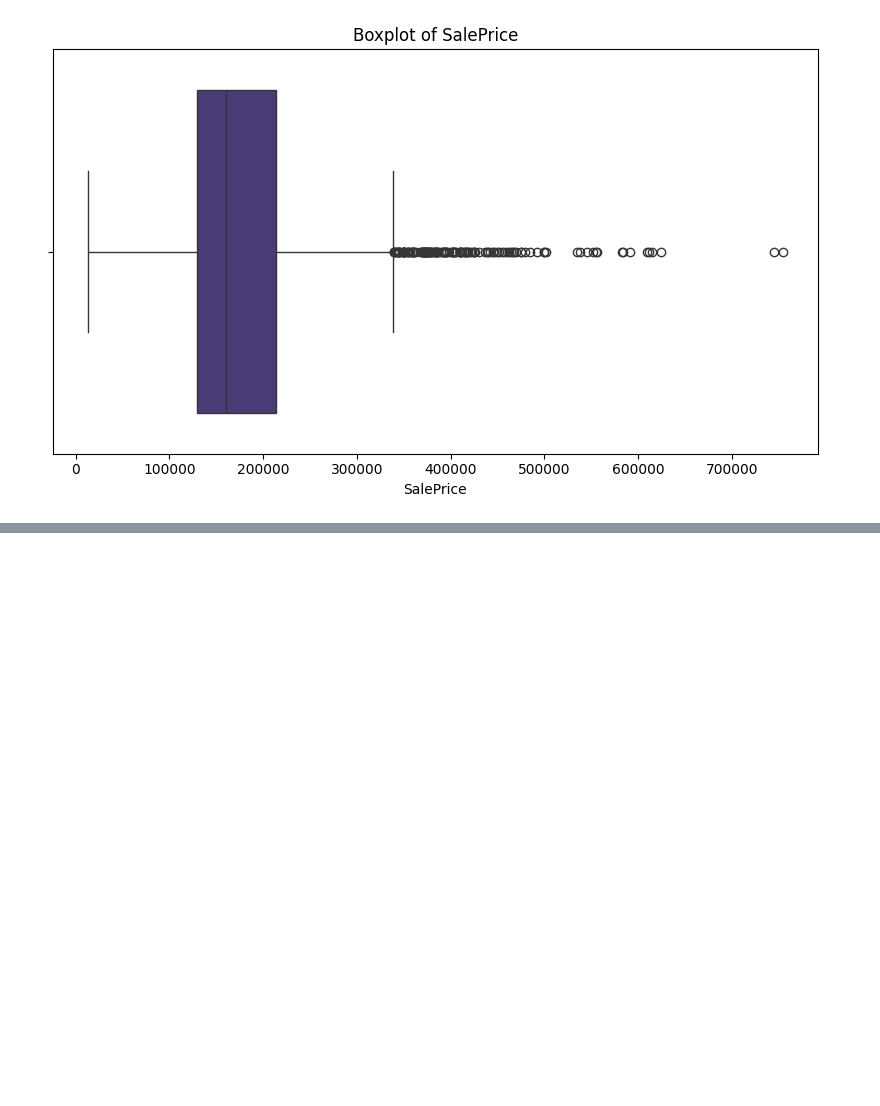
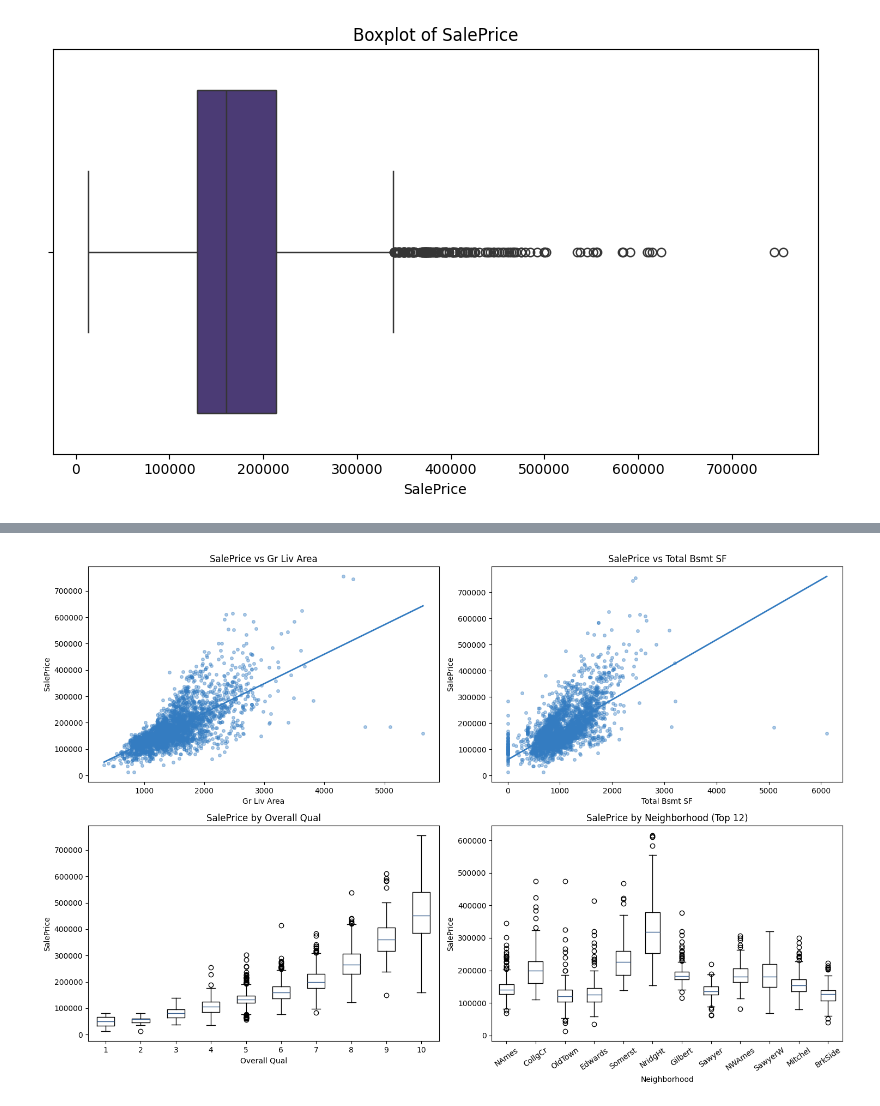
Before and after one commit to i-demetriou/dsc510-group-project, a Jupyter notebook: dsc510.theofanous.alexandrou.demetriou.ipynb, the cells around one changed output, grey strips where cells are left out. Saved outputs shown, nothing was run; the diff lists cells and outputs as text; code cells hidden in the pictures; blank space fills up the shorter version.

```diff
--- a/dsc510.theofanous.alexandrou.demetriou.ipynb
+++ b/dsc510.theofanous.alexandrou.demetriou.ipynb
@@ -819,3 +860,72 @@ In this section we will use visualization techniques to gain an inside in our da
 # %%
-# TODO: See what [this](https://inria.github.io/scikit-learn-mooc/python_scripts/datasets_ames_housing.html) guy is doing.
-# He has nice plots
+# To avoid Nans in SalePrice
+df = original.dropna(subset=["SalePrice"])
+
+# ---- Create 2x2 figure ----
+fig, axes = plt.subplots(2, 2, figsize=(15, 10))
+(ax1, ax2), (ax3, ax4) = axes
+
+BLUE = "#347CC1"
+
+# === 1) SalePrice vs Gr Liv Area ===
+x = original["Gr Liv Area"].astype(float)
+y = original["SalePrice"].astype(float)
+mask = ~(x.isna() | y.isna())
+xv, yv = x[mask].values, y[mask].values
+
+ax1.scatter(xv, yv, s=16, alpha=0.4, color=BLUE)
+if len(xv) > 2:
+    coeff = np.polyfit(xv, yv, deg=1)
+    xx = np.linspace(np.nanmin(xv), np.nanmax(xv), 200)
+    yy = coeff[0]*xx + coeff[1]
+    ax1.plot(xx, yy, linewidth=2, color=BLUE)
+ax1.set_title("SalePrice vs Gr Liv Area")
+ax1.set_xlabel("Gr Liv Area")
+ax1.set_ylabel("SalePrice")
+
+# === 2) SalePrice vs Total Bsmt SF ===
+x = original["Total Bsmt SF"].astype(float)
+y = original["SalePrice"].astype(float)
+mask = ~(x.isna() | y.isna())
+xv, yv = x[mask].values, y[mask].values
+
+ax2.scatter(xv, yv, s=16, alpha=0.4, color=BLUE)
+if len(xv) > 2:
+    coeff = np.polyfit(xv, yv, deg=1)
+    xx = np.linspace(np.nanmin(xv), np.nanmax(xv), 200)
+    yy = coeff[0]*xx + coeff[1]
+    ax2.plot(xx, yy, linewidth=2, color=BLUE)
+ax2.set_title("SalePrice vs Total Bsmt SF")
+ax2.set_xlabel("Total Bsmt SF")
+ax2.set_ylabel("SalePrice")
+
+# === 3) SalePrice by Overall Qual (boxplot) ===
+d = original[["Overall Qual", "SalePrice"]].dropna()
+order = sorted(d["Overall Qual"].unique())
+groups = [d[d["Overall Qual"] == lvl]["SalePrice"].values for lvl in order]
+
+ax3.boxplot(groups, labels=list(order), showfliers=True)
+ax3.set_title("SalePrice by Overall Qual")
+ax3.set_xlabel("Overall Qual")
+ax3.set_ylabel("SalePrice")
+
+# === 4) SalePrice by Neighborhood (top 12 boxplot) ===
+d = original[["Neighborhood", "SalePrice"]].dropna()
+topN = 12
+keep = d["Neighborhood"].value_counts().nlargest(topN).index
+d = d[d["Neighborhood"].isin(keep)]
+order = keep.tolist()
+groups = [d[d["Neighborhood"] == lvl]["SalePrice"].values for lvl in order]
+
+ax4.boxplot(groups, labels=list(order), showfliers=True)
+ax4.set_title("SalePrice by Neighborhood (Top 12)")
+ax4.set_xlabel("Neighborhood")
+ax4.set_ylabel("SalePrice")
+for tick in ax4.get_xticklabels():
+    tick.set_rotation(35)
+
+# ---- Layout & Show ----
+plt.tight_layout()
+plt.show()
+# %% [output]
+[figure, added]
```
Also changed, not shown: parts of 29 cells of this notebook.
